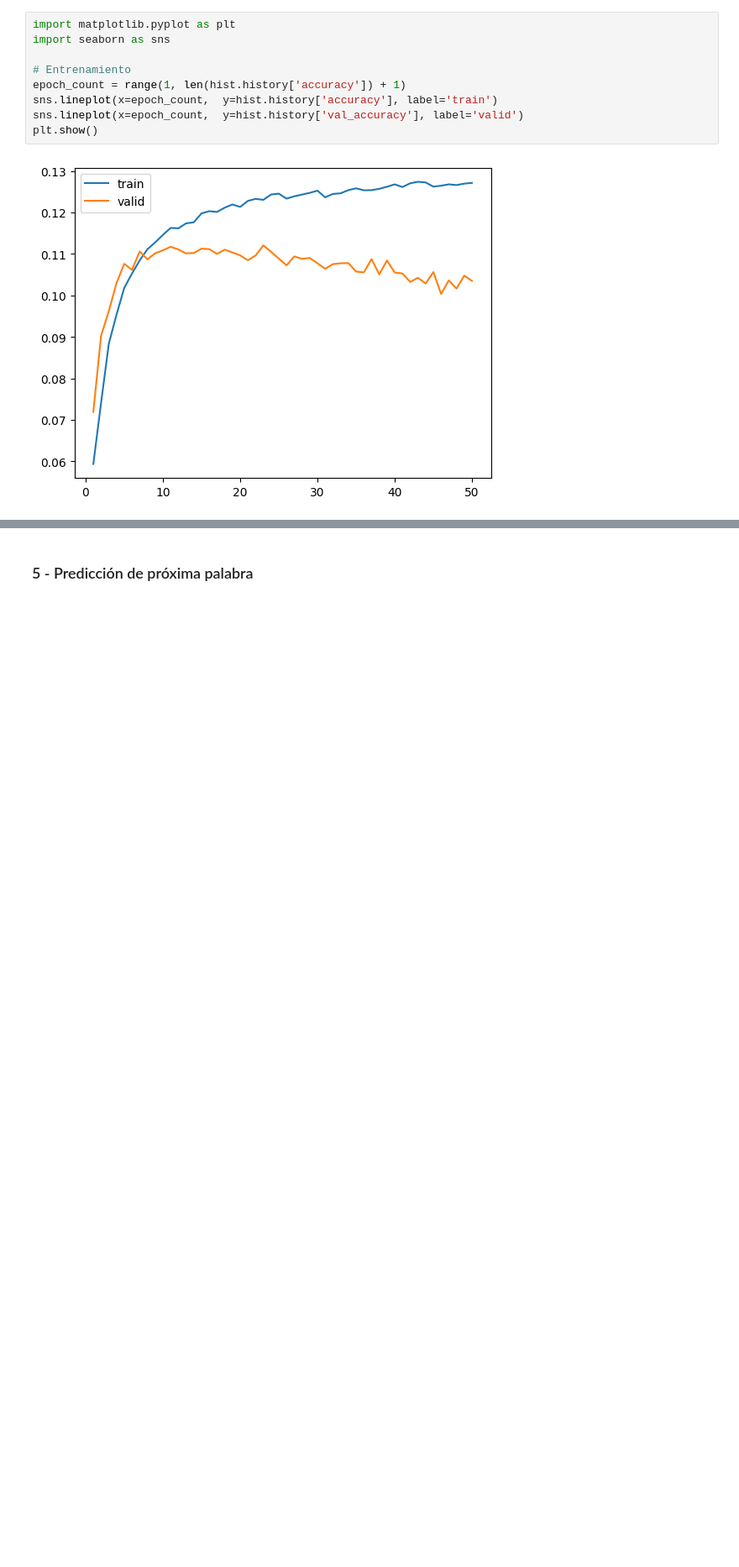
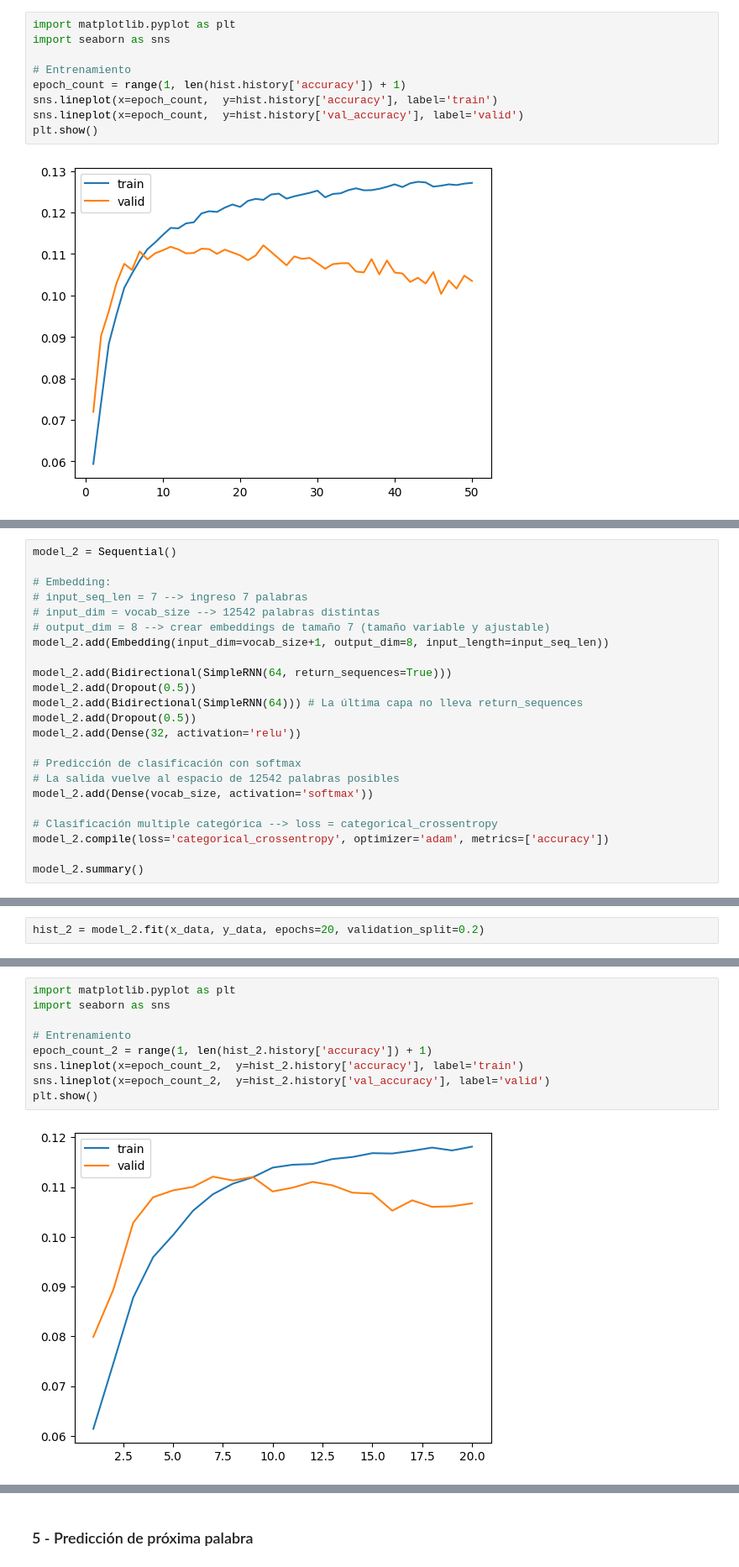
Before and after one commit to Hector242/procesamiento_lenguaje_natural, a Jupyter notebook: clase_4/ejercicios/entrega_4.ipynb, the cells around one changed output, grey strips where cells are left out. Shown at 84% size. Cells and saved outputs as stored; diff of their text form; blank space fills up the shorter version.

```diff
--- a/clase_4/ejercicios/entrega_4.ipynb
+++ b/clase_4/ejercicios/entrega_4.ipynb
@@ -336,0 +322,23 @@ plt.show()
+# %%
+model_2 = Sequential()
+
+# Embedding:
+# input_seq_len = 7 --> ingreso 7 palabras
+# input_dim = vocab_size --> 12542 palabras distintas
+# output_dim = 8 --> crear embeddings de tamaño 7 (tamaño variable y ajustable)
+model_2.add(Embedding(input_dim=vocab_size+1, output_dim=8, input_length=input_seq_len))
+
+model_2.add(Bidirectional(SimpleRNN(64, return_sequences=True)))
+model_2.add(Dropout(0.5))
+model_2.add(Bidirectional(SimpleRNN(64))) # La última capa no lleva return_sequences
+model_2.add(Dropout(0.5))
+model_2.add(Dense(32, activation='relu'))
+
+# Predicción de clasificación con softmax
+# La salida vuelve al espacio de 12542 palabras posibles
+model_2.add(Dense(vocab_size, activation='softmax'))
+
+# Clasificación multiple categórica --> loss = categorical_crossentropy
+model_2.compile(loss='categorical_crossentropy', optimizer='adam', metrics=['accuracy'])
+
+model_2.summary()
@@ -336,0 +363,2 @@ plt.show()
+# %%
+hist_2 = model_2.fit(x_data, y_data, epochs=20, validation_split=0.2)
@@ -336,0 +383,11 @@ plt.show()
+# %%
+import matplotlib.pyplot as plt
+import seaborn as sns
+
+# Entrenamiento
+epoch_count_2 = range(1, len(hist_2.history['accuracy']) + 1)
+sns.lineplot(x=epoch_count_2,  y=hist_2.history['accuracy'], label='train')
+sns.lineplot(x=epoch_count_2,  y=hist_2.history['val_accuracy'], label='valid')
+plt.show()
+# %% [output]
+[figure, added]
```
Also changed, not shown: parts of 36 cells of this notebook, 3 other files.
